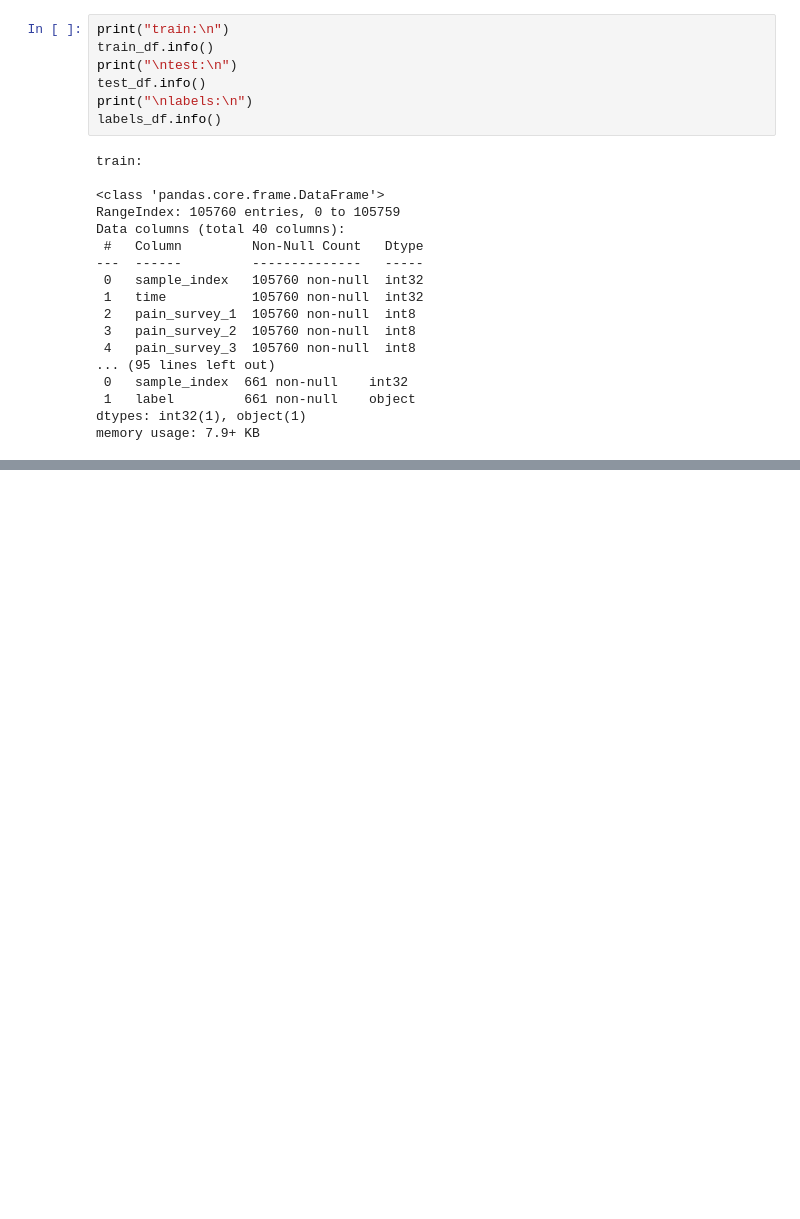
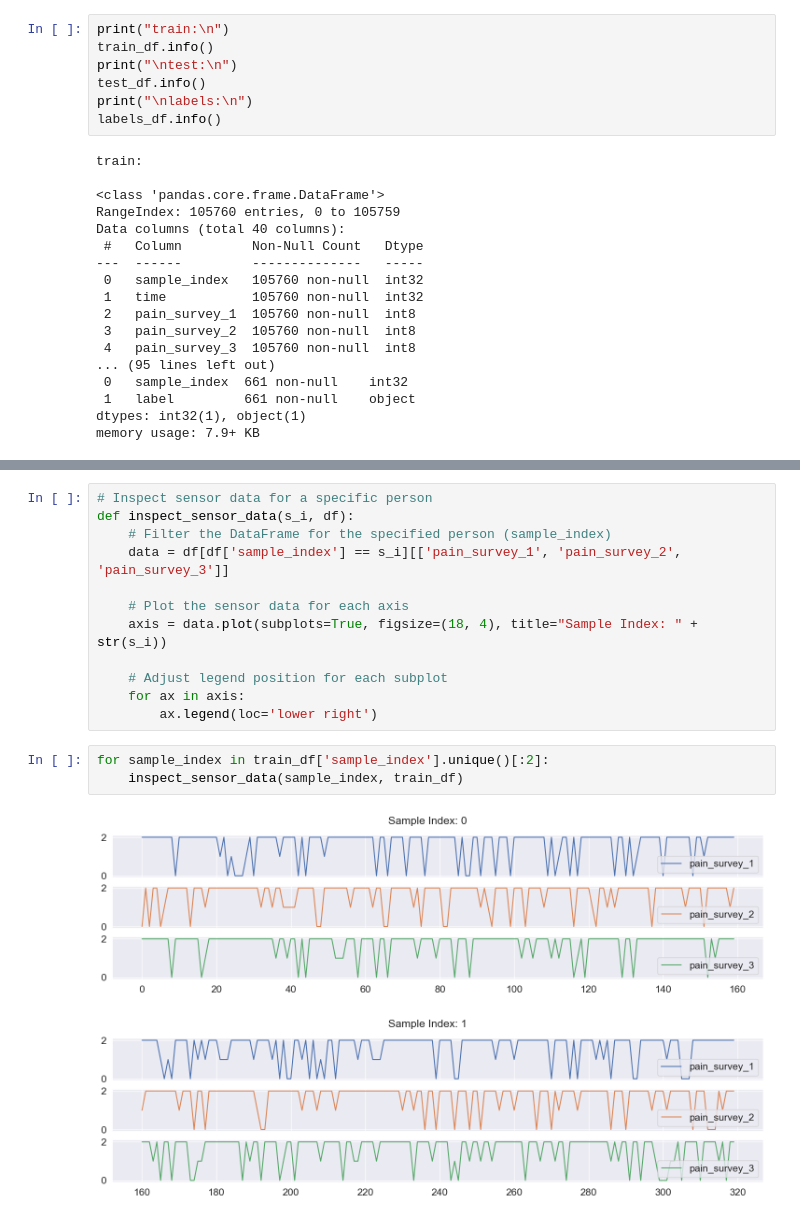
Before and after one commit to Bert0ns/an2dl-challenge-1, a Jupyter notebook: pirate_pain_challenge.ipynb, the cells around one changed output, grey strips where cells are left out. Saved outputs shown, nothing was run; the diff lists cells and outputs as text; blank space fills up the shorter version.

```diff
--- a/pirate_pain_challenge.ipynb
+++ b/pirate_pain_challenge.ipynb
@@ -393,0 +460,18 @@ plot_categorical_distributions(train_df, categorical_columns, n_cols=4)
+# %%
+# Inspect sensor data for a specific person
+def inspect_sensor_data(s_i, df):
+    # Filter the DataFrame for the specified person (sample_index)
+    data = df[df['sample_index'] == s_i][['pain_survey_1', 'pain_survey_2', 'pain_survey_3']]
+
+    # Plot the sensor data for each axis
+    axis = data.plot(subplots=True, figsize=(18, 4), title="Sample Index: " + str(s_i))
+
+    # Adjust legend position for each subplot
+    for ax in axis:
+        ax.legend(loc='lower right')
+# %%
+for sample_index in train_df['sample_index'].unique()[:2]:
+    inspect_sensor_data(sample_index, train_df)
+# %% [output]
+[figure, added]
+[figure, added]
```
Also changed, not shown: parts of 5 cells of this notebook.
